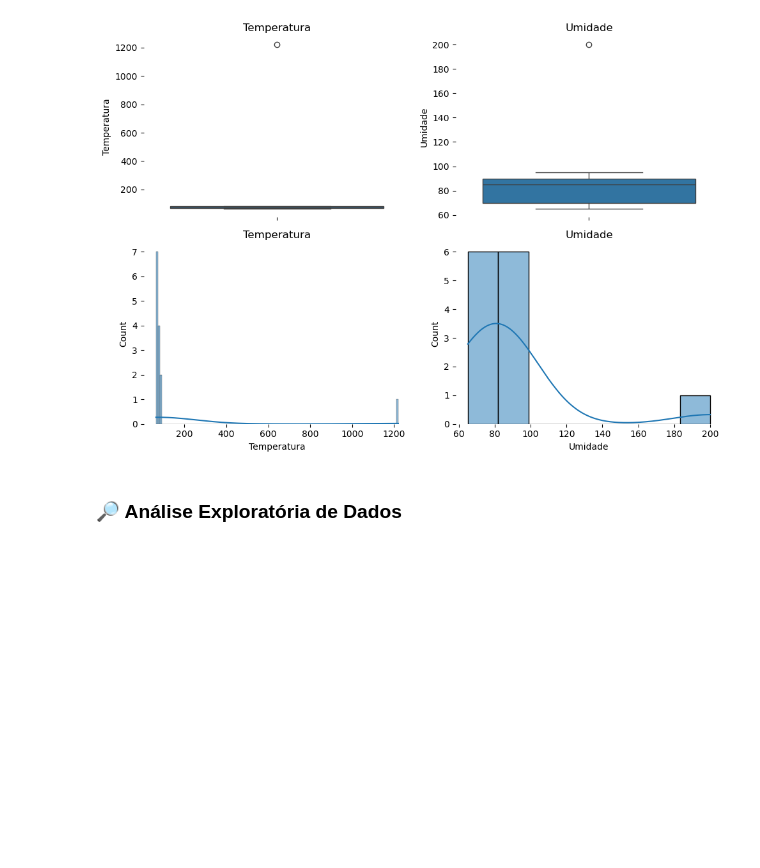
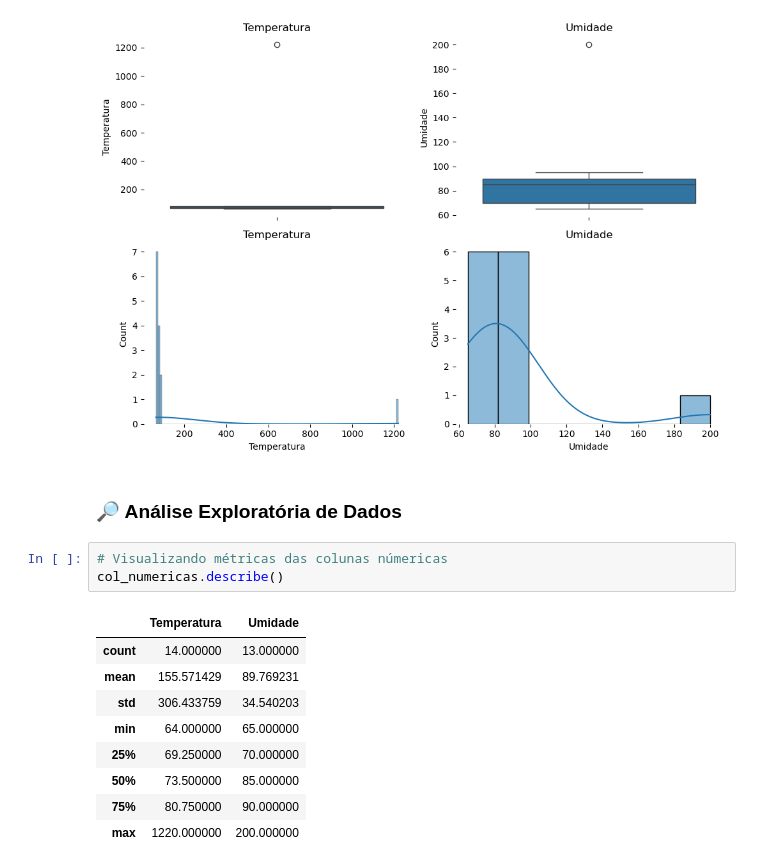
Before and after one commit to RodrigoD4v/FormacaoCD_Python, a Jupyter notebook: 1.LimpezaTratamentoDeDados/notebooks/limpezatratamento2.ipynb, the cells around one changed output. Cells and saved outputs as stored; diff of their text form; blank space fills up the shorter version.

```diff
--- a/1.LimpezaTratamentoDeDados/notebooks/limpezatratamento2.ipynb
+++ b/1.LimpezaTratamentoDeDados/notebooks/limpezatratamento2.ipynb
@@ -110,3 +110,16 @@ plt.show()
 [figure]
 # %% [markdown]
 ### 🔎 Análise Exploratória de Dados
+# %%
+# Visualizando métricas das colunas númericas
+col_numericas.describe()
+# %% [output]
+|  | Temperatura | Umidade |
+| count | 14.000000 | 13.000000 |
+| mean | 155.571429 | 89.769231 |
+| std | 306.433759 | 34.540203 |
+| min | 64.000000 | 65.000000 |
+| 25% | 69.250000 | 70.000000 |
+| 50% | 73.500000 | 85.000000 |
+| 75% | 80.750000 | 90.000000 |
+| max | 1220.000000 | 200.000000 |
```
Also changed, not shown: parts of 20 cells of this notebook.
